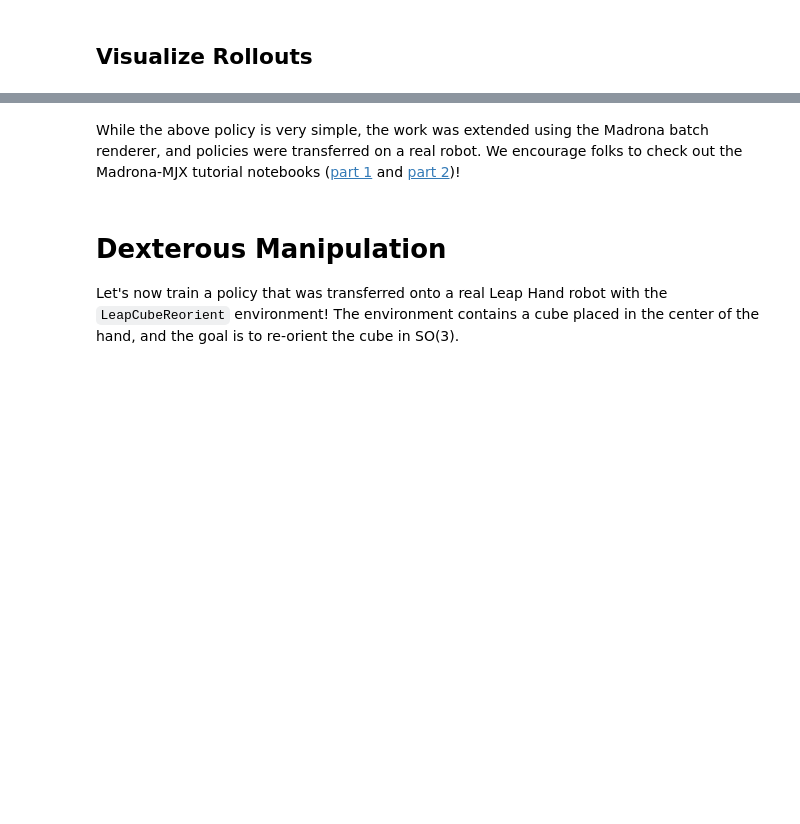
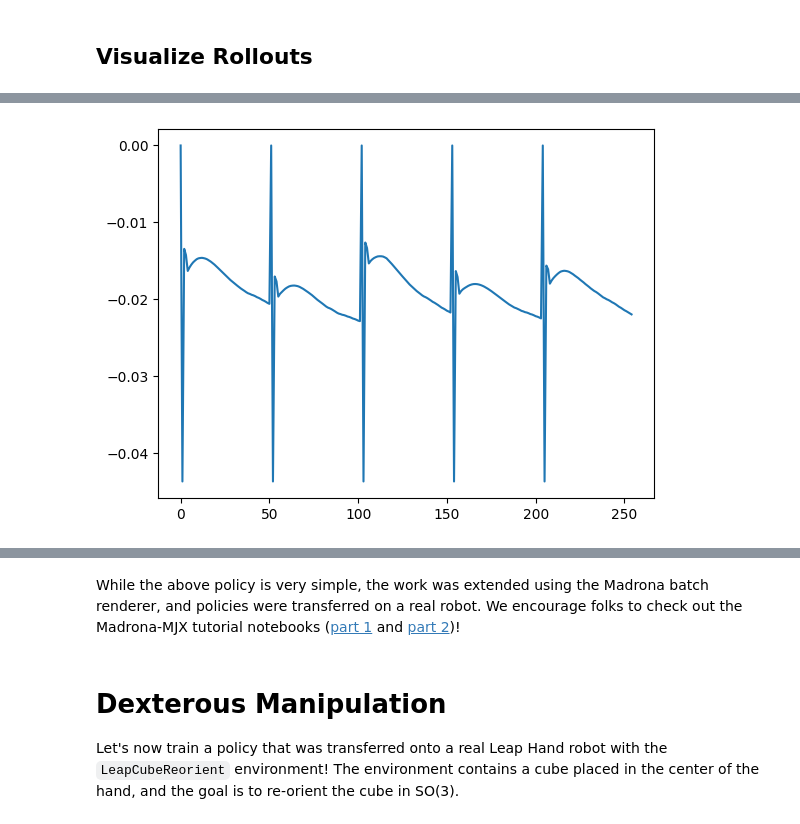
Before and after one commit to alinjar1996/mujoco_playground, a Jupyter notebook: learning/notebooks/manipulation.ipynb, the cells around one changed output, grey strips where cells are left out. Saved outputs shown, nothing was run; the diff lists cells and outputs as text; code cells hidden in the pictures; blank space fills up the shorter version.

```diff
--- a/learning/notebooks/manipulation.ipynb
+++ b/learning/notebooks/manipulation.ipynb
@@ -409,6 +452,7 @@ time to train: 1:45:11.150384
 # %%
 jit_reset = jax.jit(env.reset)
 jit_step = jax.jit(env.step)
-jit_inference_fn = jax.jit(make_inference_fn(params, deterministic=True))
+# jit_inference_fn = jax.jit(make_inference_fn(params, deterministic=True))
+jit_inference_fn = jax.jit(make_inference_fn(restored_params, deterministic=True))
 # %%
 !apt install -y ffmpeg
@@ -502,7 +459,7 @@ params
 # %%
 rng = jax.random.PRNGKey(42)
 rollout = []
-n_episodes = 1
+n_episodes = 5
 
 for _ in range(n_episodes):
   state = jit_reset(rng)
@@ -522,0 +489,32 @@ media.show_video(frames, fps=1.0 / env.dt / render_every)
+# %%
+# rewards = jp.stack([s.reward for s in rollout])    # (T,)
+
+
+# --- State-level fields ---
+rewards = jp.stack([s.reward for s in rollout])          # (T,)
+dones = jp.stack([s.done for s in rollout])              # (T,)
+obs_all = jp.stack([s.obs['state'] for s in rollout])             # (T, obs_dim)
+
+# --- MJX Data fields (physics state) ---
+qpos = jp.stack([s.data.qpos for s in rollout])          # (T, nq) - joint positions
+qvel = jp.stack([s.data.qvel for s in rollout])          # (T, nv) - joint velocities
+ctrl = jp.stack([s.data.ctrl for s in rollout])           # (T, nu) - applied controls
+xpos = jp.stack([s.data.xpos for s in rollout])          # (T, nbody, 3) - body positions
+xquat = jp.stack([s.data.xquat for s in rollout])        # (T, nbody, 4) - body orientations
+site_xpos = jp.stack([s.data.site_xpos for s in rollout])  # (T, nsite, 3) - site positions
+mocap_pos = jp.stack([s.data.mocap_pos for s in rollout])   # (T, nmocap, 3) - mocap positions
+mocap_quat = jp.stack([s.data.mocap_quat for s in rollout]) # (T, nmocap, 4) - mocap orientations
+qfrc_actuator = jp.stack([s.data.qfrc_actuator for s in rollout])  # (T, nv) - actuator forces
+sensordata = jp.stack([s.data.sensordata for s in rollout])  # (T, nsensor) - sensor readings
+xfrc_applied = jp.stack([s.data.xfrc_applied for s in rollout])  # (T, nbody, 6) - applied forces
+
+# --- Info dict (env-specific) ---
+steps = jp.stack([s.info['_steps'] for s in rollout])    # (T,)
+
+print(f"Rollout length: {len(rollout)}")
+print(f"qpos: {qpos.shape}, qvel: {qvel.shape}, ctrl: {ctrl.shape}")
+print(f"xpos: {xpos.shape}, xquat: {xquat.shape}")
+print(f"sensordata: {sensordata.shape}")
+print(f"mocap_pos: {mocap_pos.shape}")
+print(f"mocap_quat: {mocap_quat.shape}")
+print(f"rewards: {rewards.shape}, obs: {obs_all.shape}")
@@ -522,0 +529,5 @@ media.show_video(frames, fps=1.0 / env.dt / render_every)
+# %%
+plt.plot(rewards)
+plt.show()
+# %% [output]
+[figure, added]
```
Also changed, not shown: parts of 10 cells of this notebook.
